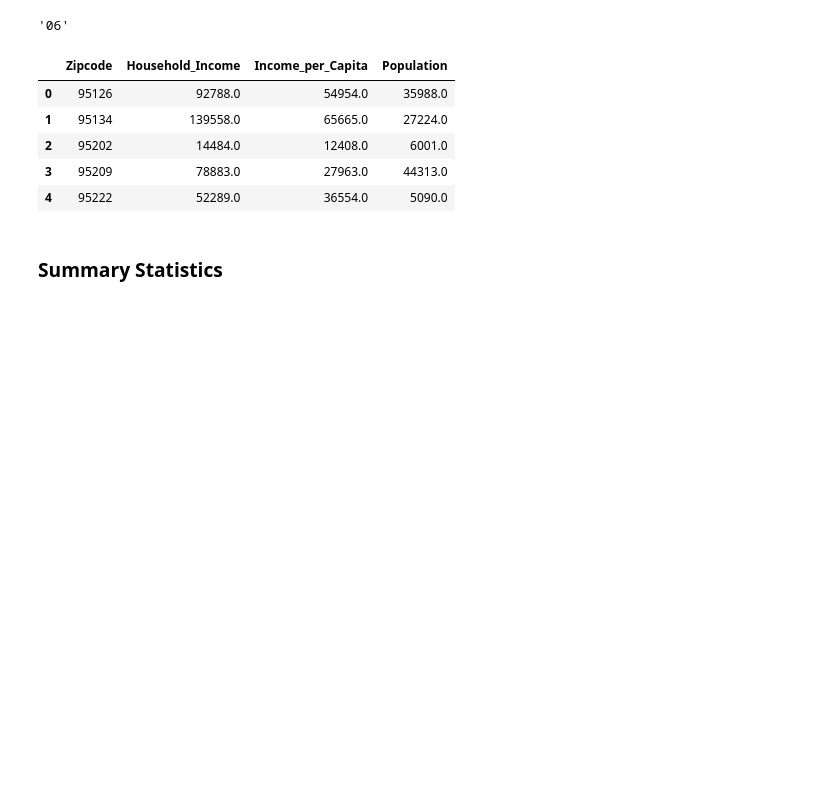
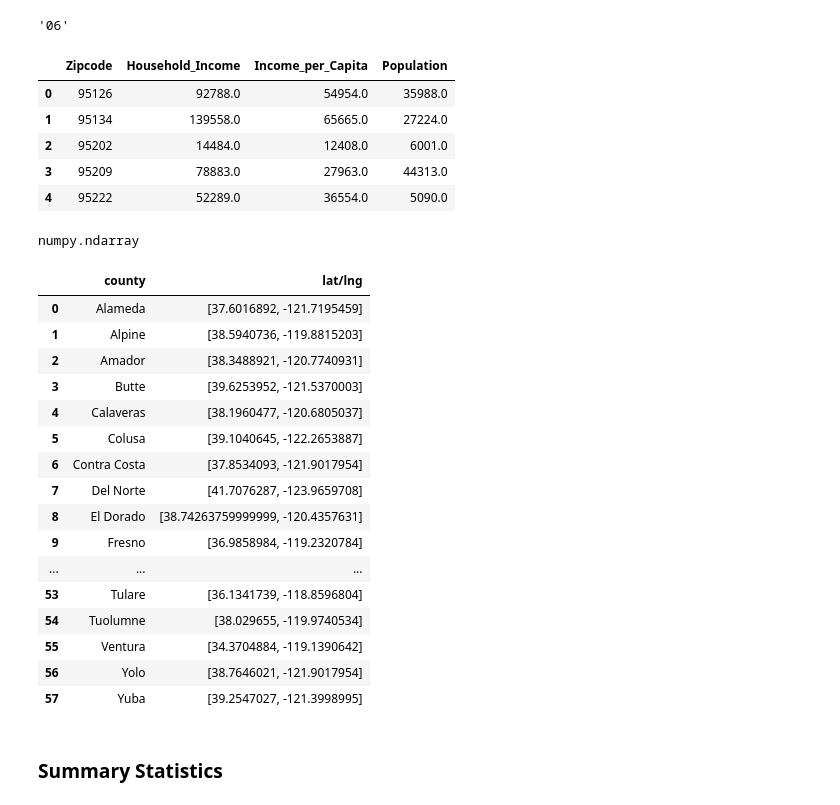
Before and after one commit to danijmartin/Covid-19-California, a Jupyter notebook: covid19_ca_main.ipynb, the cells around one changed output. Saved outputs shown, nothing was run; the diff lists cells and outputs as text; code cells hidden in the pictures; blank space fills up the shorter version.

```diff
--- a/covid19_ca_main.ipynb
+++ b/covid19_ca_main.ipynb
@@ -145,6 +147,37 @@ census_df.head()
 # %%
 # Exporting data as csv
 census_df.to_csv('Data/Census_data.csv', encoding='utf-8', index=False)
+# %%
+type(vaccine_df.county.unique())
+# %% [output]
+numpy.ndarray
+# %%
+county_location = pd.DataFrame(columns=["county","lat/lng"])
+for county in vaccine_df.county.unique():
+    target_county = f"{county} county"
+    target_url = f"https://maps.googleapis.com/maps/api/geocode/json?address={target_county}&key={gkey}"
+    response = requests.get(target_url).json()
+    tmp_list = [response['results'][0]['geometry']['location']['lat'],response['results'][0]['geometry']['location']['lng']]
+    county_location = county_location.append({'county':county, 'lat/lng':tmp_list},ignore_index=True)
+county_location
+# %% [output]
+|  | county | lat/lng |
+| 0 | Alameda | [37.6016892, -121.7195459] |
+| 1 | Alpine | [38.5940736, -119.8815203] |
+| 2 | Amador | [38.3488921, -120.7740931] |
+| 3 | Butte | [39.6253952, -121.5370003] |
+| 4 | Calaveras | [38.1960477, -120.6805037] |
+| 5 | Colusa | [39.1040645, -122.2653887] |
+| 6 | Contra Costa | [37.8534093, -121.9017954] |
+| 7 | Del Norte | [41.7076287, -123.9659708] |
+| 8 | El Dorado | [38.74263759999999, -120.4357631] |
+| 9 | Fresno | [36.9858984, -119.2320784] |
+| ... | ... | ... |
+| 53 | Tulare | [36.1341739, -118.8596804] |
+| 54 | Tuolumne | [38.029655, -119.9740534] |
+| 55 | Ventura | [34.3704884, -119.1390642] |
+| 56 | Yolo | [38.7646021, -121.9017954] |
+| 57 | Yuba | [39.2547027, -121.3998995] |
 # %% [markdown]
 ### Summary Statistics
 # %% [markdown]
```
Also changed, not shown: parts of 6 cells of this notebook, 1 other file.
